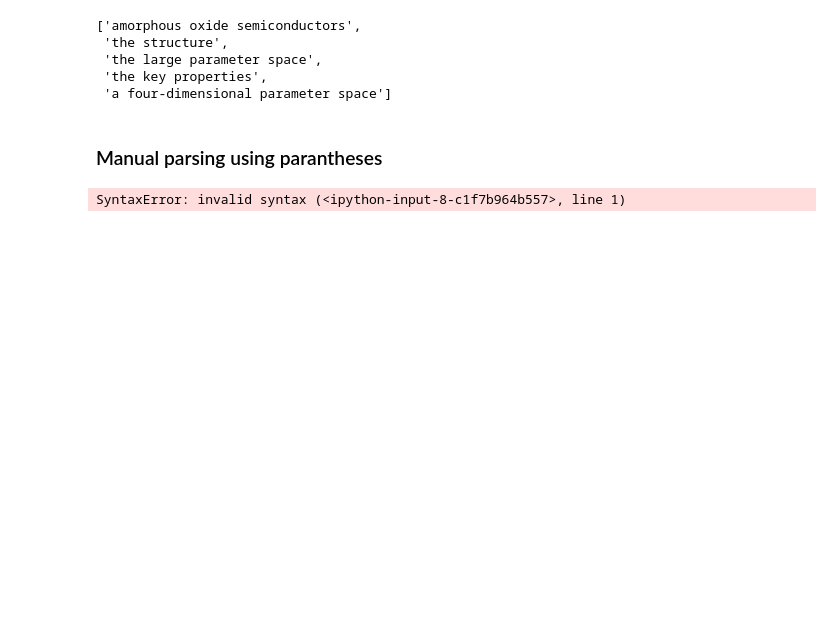
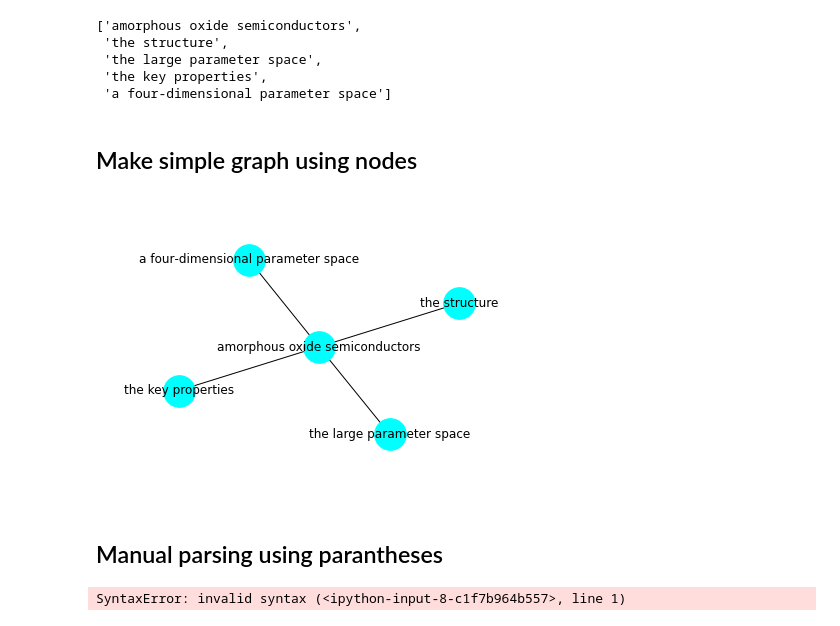
Before and after one commit to orlando-trejo/perovskite-literature-nlp, a Jupyter notebook: prototyping_notebook.ipynb, the cells around one changed output. Drawn from its saved outputs; the diff is of its cells as text; code cells hidden in the pictures; blank space fills up the shorter version.

Commit message:
Create a graph using the nodes from sentence parsing

```diff
--- a/prototyping_notebook.ipynb
+++ b/prototyping_notebook.ipynb
@@ -38,7 +52,7 @@ print(sent._.parse_string)
 # %% [output]
 (S (NP (DT This)) (VP (VBZ is) (NP (DT a) (NN sentence))) (. .))
 # %%
-doc = nlp(text)
+doc = nlp(text2)
 sent = list(doc.sents)[3]
 print(sent._.parse_string)
 # %% [output]
@@ -159,8 +171,8 @@ def get_nodes(text):
     for sentence in sentences:
         string = sentence._.parse_string
         parsed_sent = list(parenthetic_contents(string))
-        top_np_s = get_sent_np(parsed_sent)
-        nodes.append(get_words(get_top_np(top_np_s)))
+        sent_np = get_sent_np(parsed_sent)
+        nodes.append(get_words(get_top_np(sent_np)))
 
     return nodes
 # %%
@@ -180,8 +185,36 @@ nodes
  'the large parameter space',
  'the key properties',
  'a four‐dimensional parameter space']
+# %% [markdown]
+## Make simple graph using nodes
+# %%
+G = nx.Graph()
+
+G=nx.Graph()
+
+# adding a list of nodes
+G.add_nodes_from([1,2,3,4,5])
+
+# adding a list of edges:
+G.add_edges_from([(1,2), (1,3), (1,4), (1,5)])
+
+labels = {1:nodes[0], 2:nodes[1], 3:nodes[2], 4:nodes[3], 5:nodes[4]}
+nx.draw(G, node_size=1000, node_color='cyan', labels=labels, with_labels=True)
+
+
+plt.axis('off')
+axis = plt.gca()
+axis.set_xlim([1.4*x for x in axis.get_xlim()])
+axis.set_ylim([1.5*y for y in axis.get_ylim()])
+#plt.tight_layout()
+
+
+plt.savefig("simple_path.png", dpi=300, bbox_inches='tight') # save as png
+plt.show() # display
+# %% [output]
+[figure, added]
 # %% [markdown]
-### Manual parsing using parantheses
+## Manual parsing using parantheses
 # %%
 # 0 sentence
 (S
```
Also changed, not shown: parts of 9 cells of this notebook.
